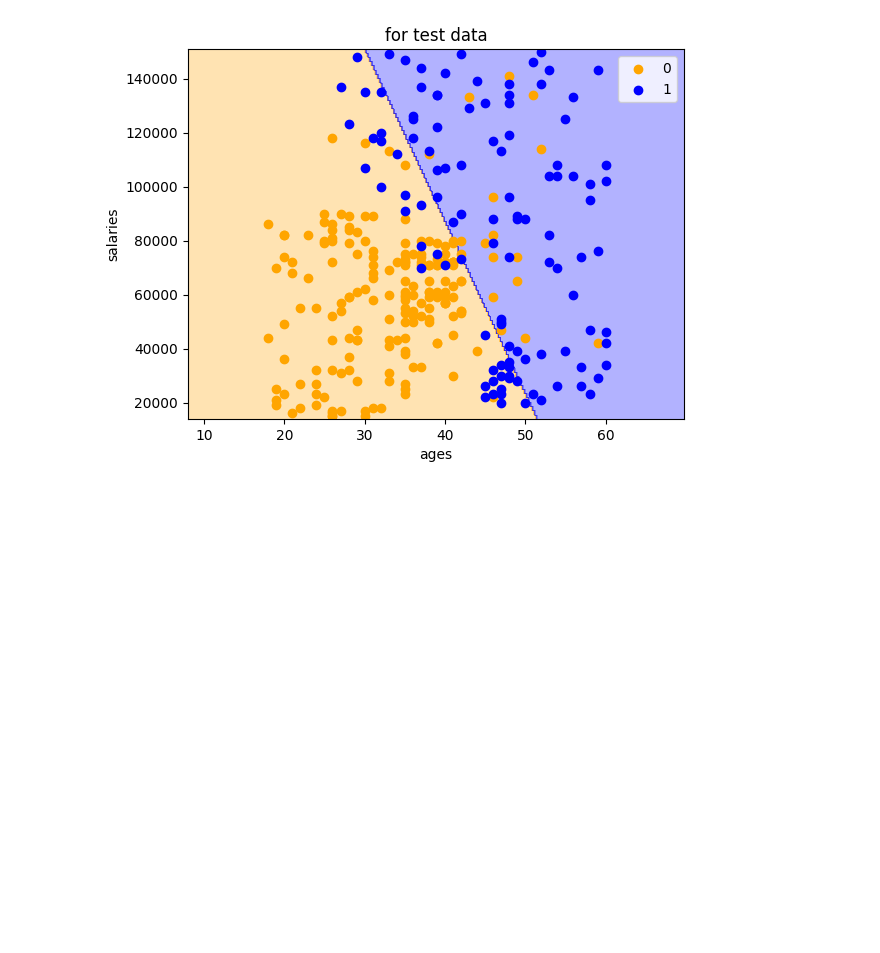
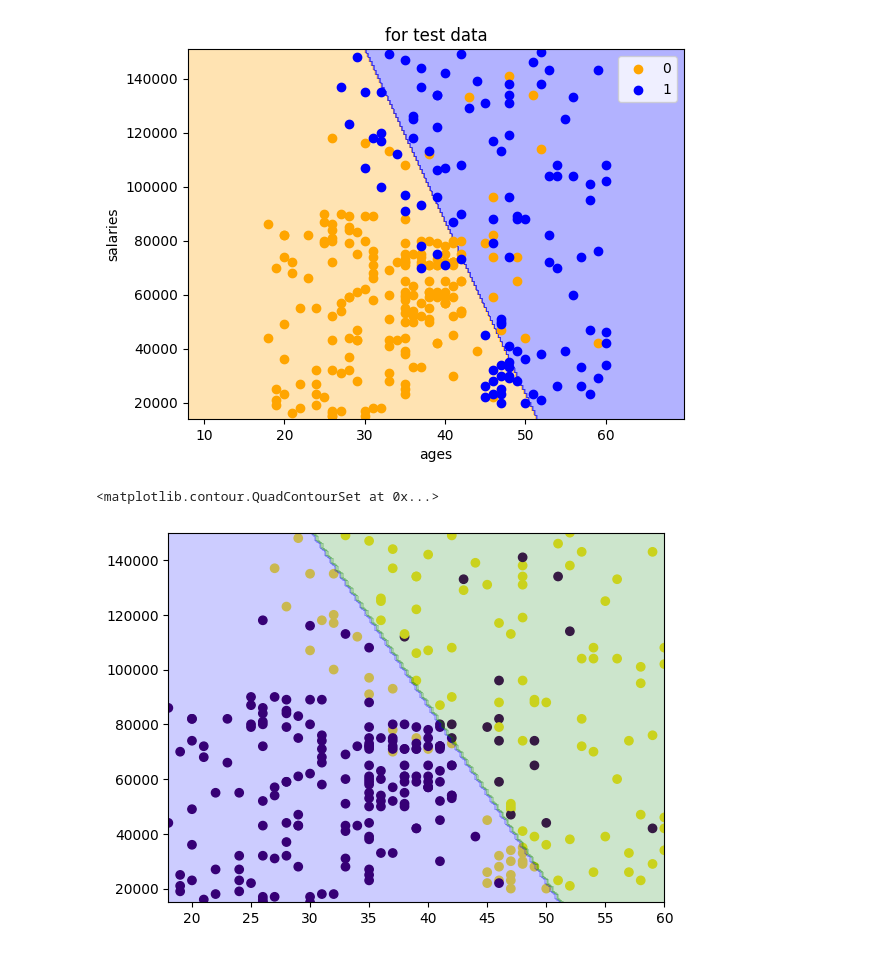
Before and after one commit to Tasnimul009/Machine_Learning_models, a Jupyter notebook: Logistic Regression/(5) Logistic_regress salary database.ipynb, the cells around one changed output. Drawn from its saved outputs; the diff is of its cells as text; code cells hidden in the pictures; blank space fills up the shorter version.

```diff
--- a/Logistic Regression/(5) Logistic_regress salary database.ipynb
+++ b/Logistic Regression/(5) Logistic_regress salary database.ipynb
@@ -4,7 +4,7 @@ import pandas as pd
 import matplotlib.pyplot as plt
 # %%
 from sklearn.model_selection import train_test_split
-dataset = pd.read_csv('Social_Network_Ads.csv')
+dataset = pd.read_csv(r"D:\Ml Models\Logistic Regression\used datasets\Social_Network_Ads.csv")
 X = dataset.iloc[:, :-1].values
 y = dataset.iloc[:, -1].values
 X_train, X_test, y_train, y_test = train_test_split(X, y,
@@ -115,3 +115,18 @@ plt.legend()
 plt.show()
 # %% [output]
 [figure]
+# %%
+xset, yset = sc.inverse_transform(X_train), y_train
+x = np.linspace(xset[:, 0].min(), xset[:, 0].max(), 100)
+y = np.linspace(xset[:, 1].min(), xset[:, 1].max(), 100)
+xg, yg = np.meshgrid(x, y)
+final = np.vstack((xg.ravel(), yg.ravel())).T
+final = sc.transform(final)
+Z = classifier.predict(final).reshape(xg.shape)
+plt.xlim(x.min(), x.max())
+plt.ylim(y.min(), y.max())
+plt.scatter(xset[:, 0], xset[:, 1], c=yset, cmap = "viridis")
+plt.contourf(x, y, Z, cmap=ListedColormap(("blue", "green")), alpha=0.2)
+# %% [output]
+<matplotlib.contour.QuadContourSet at 0x...>
+[figure, added]
```
Also changed, not shown: 11 other files.
